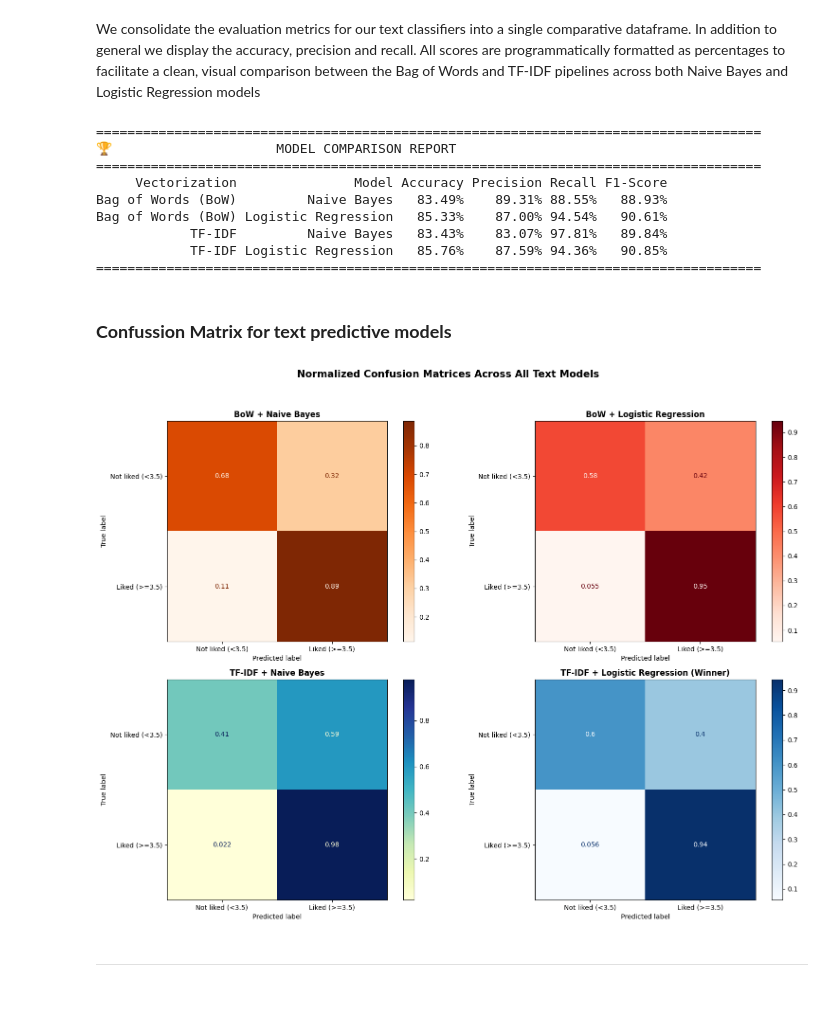
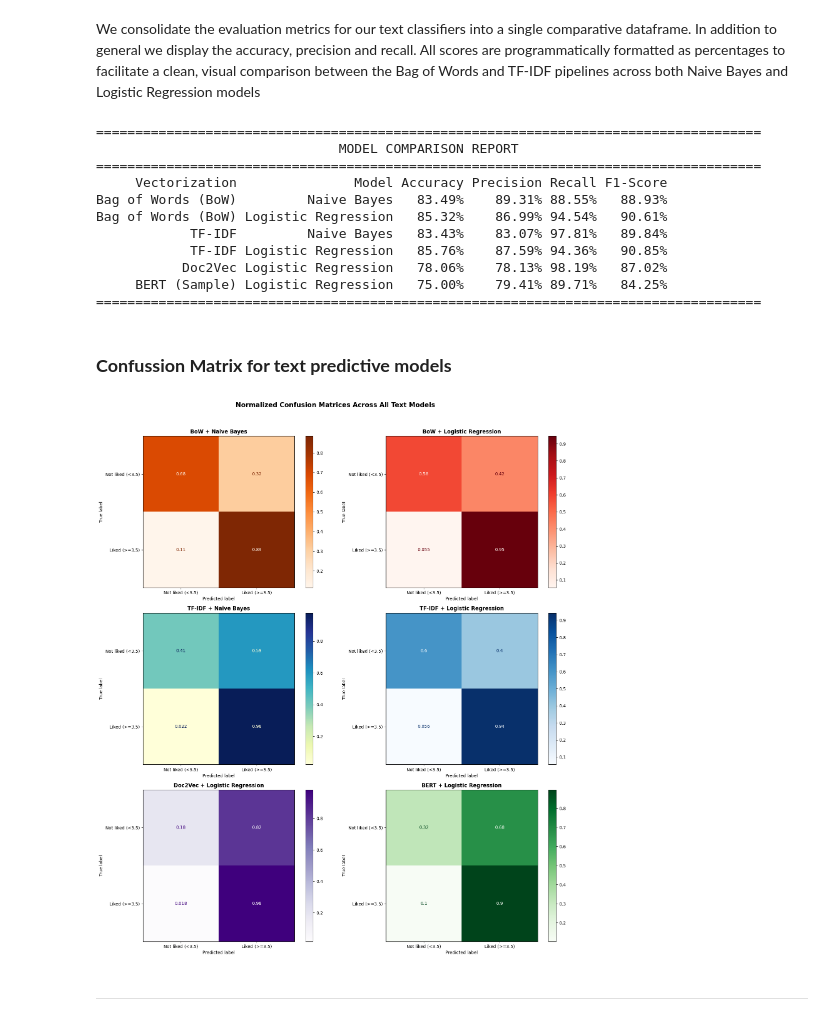
Before and after one commit to IvanGrandi/ML_2_project, a Jupyter notebook: training.ipynb, the cells around one changed output. Drawn from its saved outputs; the diff is of its cells as text; code cells hidden in the pictures.

```diff
--- a/training.ipynb
+++ b/training.ipynb
@@ -154,8 +295,10 @@ Computing Learning Curve for TF-IDF + Logistic Regression...
 # %% [markdown]
 We consolidate the evaluation metrics for our text classifiers into a single comparative dataframe. In addition to general we display the accuracy, precision and recall. All scores are programmatically formatted as percentages to facilitate a clean, visual comparison between the Bag of Words and TF-IDF pipelines across both Naive Bayes and Logistic Regression models
 # %%
+import pandas as pd
 from sklearn.metrics import accuracy_score, f1_score, precision_score, recall_score
 
+# Compile results from all text vectorization methodologies and architectures
 results = [
     {
         "Vectorization": "Bag of Words (BoW)", "Model": "Naive Bayes",
@@ -185,12 +328,27 @@ results = [
         "Recall": recall_score(y_test, preds_lr_tfidf),
         "F1-Score": f1_score(y_test, preds_lr_tfidf)
     },
+    {
+        "Vectorization": "Doc2Vec", "Model": "Logistic Regression",
+        "Accuracy": accuracy_score(y_test, preds_lr_d2v),
+        "Precision": precision_score(y_test, preds_lr_d2v),
+        "Recall": recall_score(y_test, preds_lr_d2v),
+        "F1-Score": f1_score(y_test, preds_lr_d2v)
+    },
+    {
+        "Vectorization": "BERT (Sample)", "Model": "Logistic Regression",
+        "Accuracy": accuracy_score(y_test_bert_sample, preds_lr_bert),
+        "Precision": precision_score(y_test_bert_sample, preds_lr_bert),
+        "Recall": recall_score(y_test_bert_sample, preds_lr_bert),
+        "F1-Score": f1_score(y_test_bert_sample, preds_lr_bert)
+    }
 ]
 
 df_results = pd.DataFrame(results)
 
+# Display a clean, scientific evaluation matrix
 print("="*85)
-print("🏆                     MODEL COMPARISON REPORT")
+print("                               MODEL COMPARISON REPORT")
 print("="*85)
 print(df_results.to_string(index=False, formatters={
     'Accuracy': '{:,.2%}'.format,
@@ -201,13 +359,15 @@ print(df_results.to_string(index=False, formatters={
 print("="*85)
 # %% [output]
 =====================================================================================
-🏆                     MODEL COMPARISON REPORT
+                               MODEL COMPARISON REPORT
 =====================================================================================
      Vectorization               Model Accuracy Precision Recall F1-Score
 Bag of Words (BoW)         Naive Bayes   83.49%    89.31% 88.55%   88.93%
-Bag of Words (BoW) Logistic Regression   85.33%    87.00% 94.54%   90.61%
+Bag of Words (BoW) Logistic Regression   85.32%    86.99% 94.54%   90.61%
             TF-IDF         Naive Bayes   83.43%    83.07% 97.81%   89.84%
             TF-IDF Logistic Regression   85.76%    87.59% 94.36%   90.85%
+           Doc2Vec Logistic Regression   78.06%    78.13% 98.19%   87.02%
+     BERT (Sample) Logistic Regression   75.00%    79.41% 89.71%   84.25%
 =====================================================================================
 # %% [markdown]
 ### **Confussion Matrix for text predictive models**
@@ -215,8 +375,8 @@ Bag of Words (BoW) Logistic Regression   85.33%    87.00% 94.54%   90.61%
 import matplotlib.pyplot as plt
 from sklearn.metrics import ConfusionMatrixDisplay
 
-# Set up a 2x2 grid to display all 4 text-based models
-fig, axes = plt.subplots(2, 2, figsize=(16, 12))
+# Set up a 3x2 grid to display all 6 configurations for comprehensive comparison
+fig, axes = plt.subplots(3, 2, figsize=(16, 18))
 
 # --- ROW 1: BAG OF WORDS (BoW) ---
 # axes[0, 0]: BoW + Naive Bayes
@@ -227,38 +387,57 @@ ConfusionMatrixDisplay.from_predictions(
 )
 axes[0, 0].set_title("BoW + Naive Bayes", fontsize=12, fontweight='bold')
 
 # axes[0, 1]: BoW + Logistic Regression
 ConfusionMatrixDisplay.from_predictions(
     y_test, preds_lr_bow,
     display_labels=["Not liked (<3.5)", "Liked (>=3.5)"],
     ax=axes[0, 1], cmap='Reds', normalize='true'
 )
 axes[0, 1].set_title("BoW + Logistic Regression", fontsize=12, fontweight='bold')
 
 
 # --- ROW 2: TF-IDF ---
 # axes[1, 0]: TF-IDF + Naive Bayes
 ConfusionMatrixDisplay.from_predictions(
     y_test, preds_nb_tfidf,
     display_labels=["Not liked (<3.5)", "Liked (>=3.5)"],
     ax=axes[1, 0], cmap='YlGnBu', normalize='true'
 )
 axes[1, 0].set_title("TF-IDF + Naive Bayes", fontsize=12, fontweight='bold')
 
-# axes[1, 1]: TF-IDF + Logistic Regression (Winner)
+# axes[1, 1]: TF-IDF + Logistic Regression
 ConfusionMatrixDisplay.from_predictions(
     y_test, preds_lr_tfidf,
     display_labels=["Not liked (<3.5)", "Liked (>=3.5)"],
     ax=axes[1, 1], cmap='Blues', normalize='true'
 )
-axes[1, 1].set_title("TF-IDF + Logistic Regression (Winner)", fontsize=12, fontweight='bold')
+axes[1, 1].set_title("TF-IDF + Logistic Regression", fontsize=12, fontweight='bold')
 
 
-plt.suptitle("Normalized Confusion Matrices Across All Text Models", fontsize=15, y=0.98, fontweight='bold')
-plt.tight_layout(rect=[0, 0, 1, 0.95])
+# --- ROW 3: ADVANCED SEMANTIC EMBEDDINGS ---
+# axes[2, 0]: Doc2Vec + Logistic Regression
+ConfusionMatrixDisplay.from_predictions(
+    y_test, preds_lr_d2v,
+    display_labels=["Not liked (<3.5)", "Liked (>=3.5)"],
+    ax=axes[2, 0], cmap='Purples', normalize='true'
+)
+axes[2, 0].set_title("Doc2Vec + Logistic Regression", fontsize=12, fontweight='bold')
+
+# axes[2, 1]: BERT + Logistic Regression
+# Note: Using sample-specific labels to match the reduced BERT validation dimensions
+ConfusionMatrixDisplay.from_predictions(
+    y_test_bert_sample, preds_lr_bert,
+    display_labels=["Not liked (<3.5)", "Liked (>=3.5)"],
+    ax=axes[2, 1], cmap='Greens', normalize='true'
+)
+axes[2, 1].set_title("BERT + Logistic Regression", fontsize=12, fontweight='bold')
+
+
+plt.suptitle("Normalized Confusion Matrices Across All Text Models", fontsize=15, y=0.99, fontweight='bold')
+plt.tight_layout(rect=[0, 0, 1, 0.97])
 plt.show()
 # %% [output]
-[figure, old version]
+[figure, new version]
 # %% [markdown]
 ---
 # %% [markdown]
```
Also changed, not shown: parts of 6 cells of this notebook, 1 other file.
